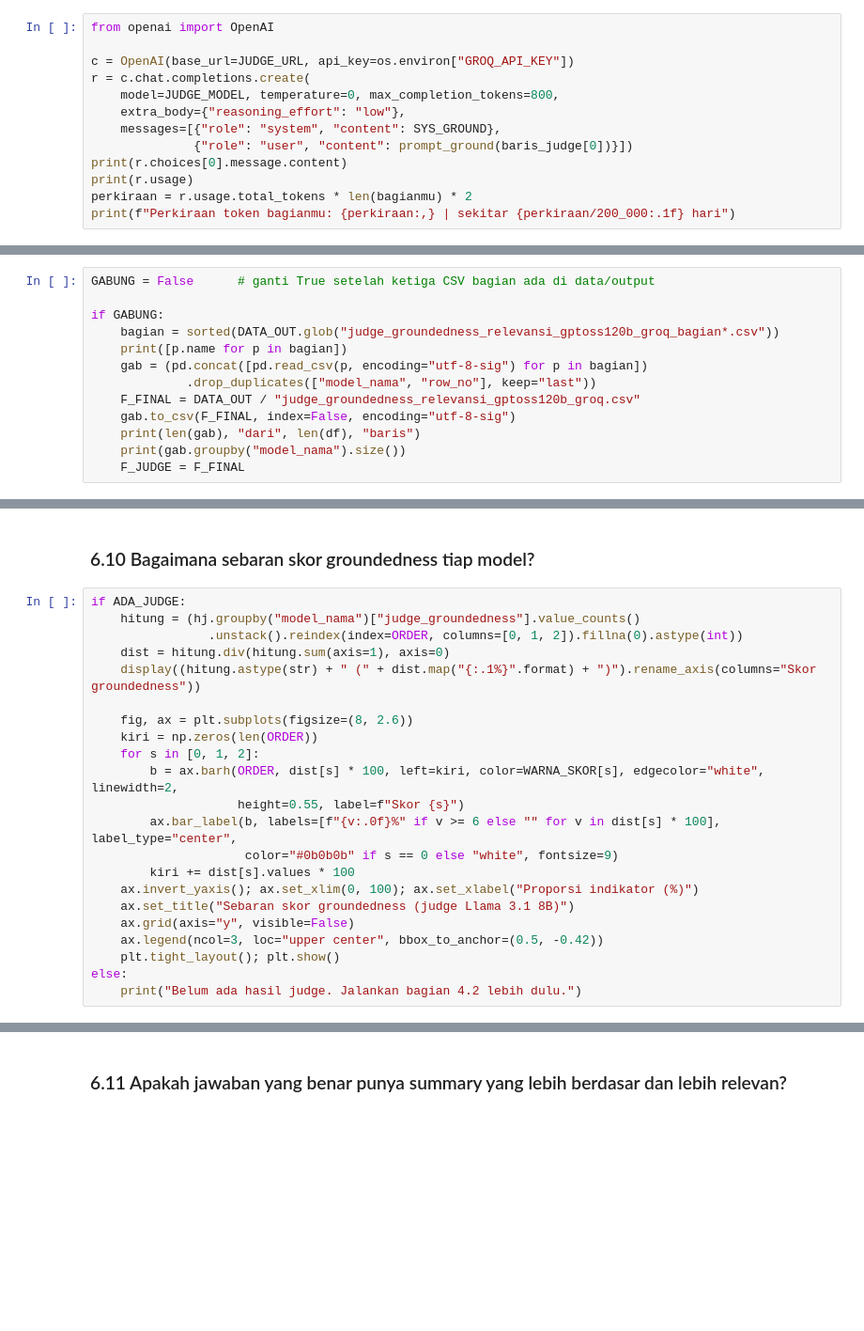
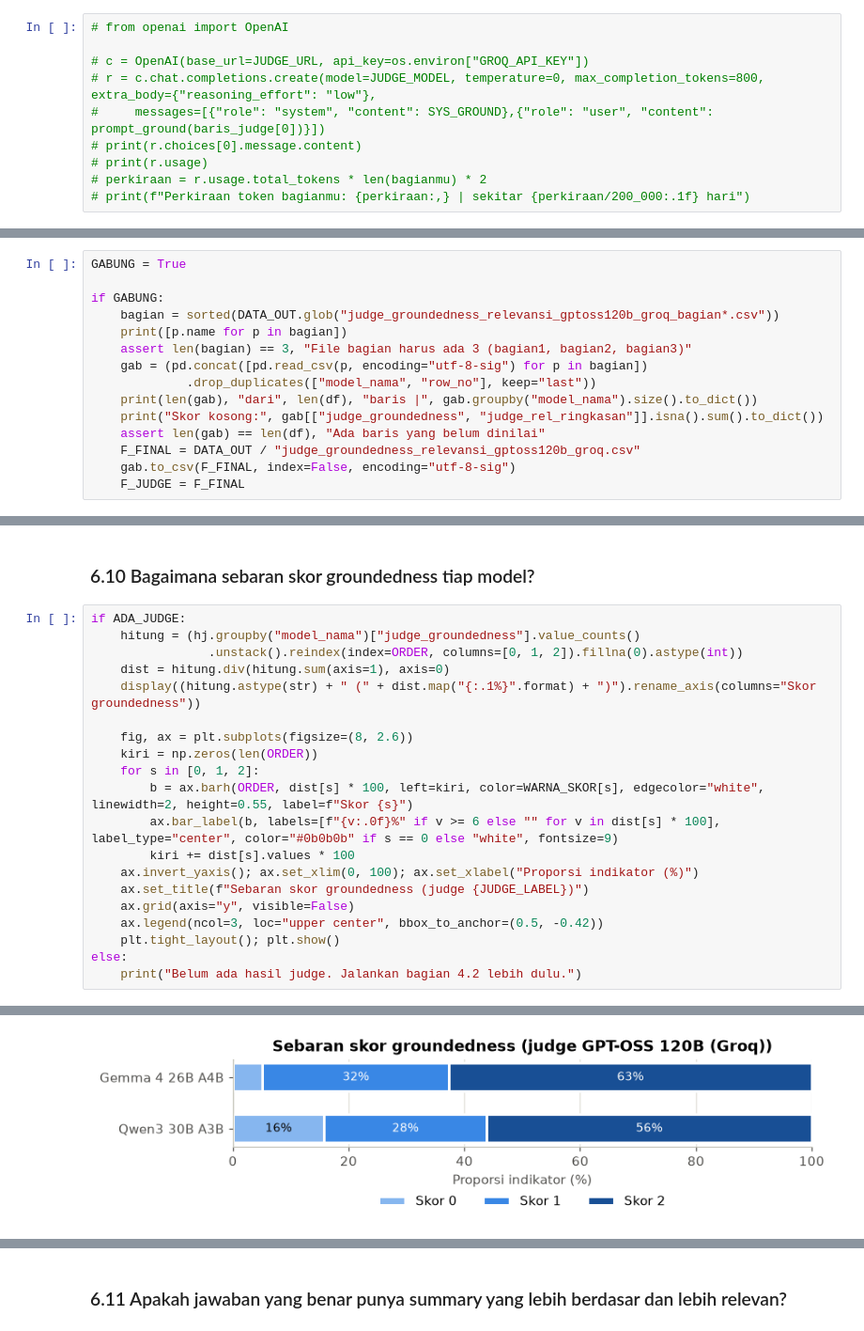
Before and after one commit to upiupiup/intern-rpjmn, a Jupyter notebook: notebook/5c_rpjmn_evaluasi_model.ipynb, the cells around one changed output, grey strips where cells are left out. Shown at 94% size. Saved outputs shown, nothing was run; the diff lists cells and outputs as text; blank space fills up the shorter version.

Commit message:
Update model evaluation and groundedness results

```diff
--- a/notebook/5c_rpjmn_evaluasi_model.ipynb
+++ b/notebook/5c_rpjmn_evaluasi_model.ipynb
@@ -335,15 +335,12 @@ Bagian 3 dari 3: 194 baris (388 panggilan)
 2    194
 Name: count, dtype: int64
 # %%
-from openai import OpenAI
+# from openai import OpenAI
 
-c = OpenAI(base_url=JUDGE_URL, api_key=os.environ["GROQ_API_KEY"])
-r = c.chat.completions.create(
-    model=JUDGE_MODEL, temperature=0, max_completion_tokens=800,
-    extra_body={"reasoning_effort": "low"},
-    messages=[{"role": "system", "content": SYS_GROUND},
-              {"role": "user", "content": prompt_ground(baris_judge[0])}])
-print(r.choices[0].message.content)
-print(r.usage)
-perkiraan = r.usage.total_tokens * len(bagianmu) * 2
-print(f"Perkiraan token bagianmu: {perkiraan:,} | sekitar {perkiraan/200_000:.1f} hari")
+# c = OpenAI(base_url=JUDGE_URL, api_key=os.environ["GROQ_API_KEY"])
+# r = c.chat.completions.create(model=JUDGE_MODEL, temperature=0, max_completion_tokens=800, extra_body={"reasoning_effort": "low"},
+#     messages=[{"role": "system", "content": SYS_GROUND},{"role": "user", "content": prompt_ground(baris_judge[0])}])
+# print(r.choices[0].message.content)
+# print(r.usage)
+# perkiraan = r.usage.total_tokens * len(bagianmu) * 2
+# print(f"Perkiraan token bagianmu: {perkiraan:,} | sekitar {perkiraan/200_000:.1f} hari")
@@ -506,14 +494,16 @@ Bagian 3: 194 baris selesai
 Skor kosong: {'judge_groundedness': 0, 'judge_rel_ringkasan': 0}
 # %%
-GABUNG = False      # ganti True setelah ketiga CSV bagian ada di data/output
+GABUNG = True
 
 if GABUNG:
     bagian = sorted(DATA_OUT.glob("judge_groundedness_relevansi_gptoss120b_groq_bagian*.csv"))
     print([p.name for p in bagian])
+    assert len(bagian) == 3, "File bagian harus ada 3 (bagian1, bagian2, bagian3)"
     gab = (pd.concat([pd.read_csv(p, encoding="utf-8-sig") for p in bagian])
              .drop_duplicates(["model_nama", "row_no"], keep="last"))
+    print(len(gab), "dari", len(df), "baris |", gab.groupby("model_nama").size().to_dict())
+    print("Skor kosong:", gab[["judge_groundedness", "judge_rel_ringkasan"]].isna().sum().to_dict())
+    assert len(gab) == len(df), "Ada baris yang belum dinilai"
     F_FINAL = DATA_OUT / "judge_groundedness_relevansi_gptoss120b_groq.csv"
     gab.to_csv(F_FINAL, index=False, encoding="utf-8-sig")
-    print(len(gab), "dari", len(df), "baris")
-    print(gab.groupby("model_nama").size())
     F_JUDGE = F_FINAL
@@ -1036,15 +1369,14 @@ if ADA_JUDGE:
     fig, ax = plt.subplots(figsize=(8, 2.6))
     kiri = np.zeros(len(ORDER))
     for s in [0, 1, 2]:
-        b = ax.barh(ORDER, dist[s] * 100, left=kiri, color=WARNA_SKOR[s], edgecolor="white", linewidth=2,
-                    height=0.55, label=f"Skor {s}")
-        ax.bar_label(b, labels=[f"{v:.0f}%" if v >= 6 else "" for v in dist[s] * 100], label_type="center",
-                     color="#0b0b0b" if s == 0 else "white", fontsize=9)
+        b = ax.barh(ORDER, dist[s] * 100, left=kiri, color=WARNA_SKOR[s], edgecolor="white", linewidth=2, height=0.55, label=f"Skor {s}")
+        ax.bar_label(b, labels=[f"{v:.0f}%" if v >= 6 else "" for v in dist[s] * 100], label_type="center", color="#0b0b0b" if s == 0 else "white", fontsize=9)
         kiri += dist[s].values * 100
     ax.invert_yaxis(); ax.set_xlim(0, 100); ax.set_xlabel("Proporsi indikator (%)")
-    ax.set_title("Sebaran skor groundedness (judge Llama 3.1 8B)")
+    ax.set_title(f"Sebaran skor groundedness (judge {JUDGE_LABEL})")
     ax.grid(axis="y", visible=False)
     ax.legend(ncol=3, loc="upper center", bbox_to_anchor=(0.5, -0.42))
     plt.tight_layout(); plt.show()
 else:
     print("Belum ada hasil judge. Jalankan bagian 4.2 lebih dulu.")
+# %% [output]
@@ -1051,3 +1387,4 @@ else:
+[figure, added]
 # %% [markdown]
 **Insight.**
 
```
Also changed, not shown: parts of 26 cells of this notebook, 1 other file.
